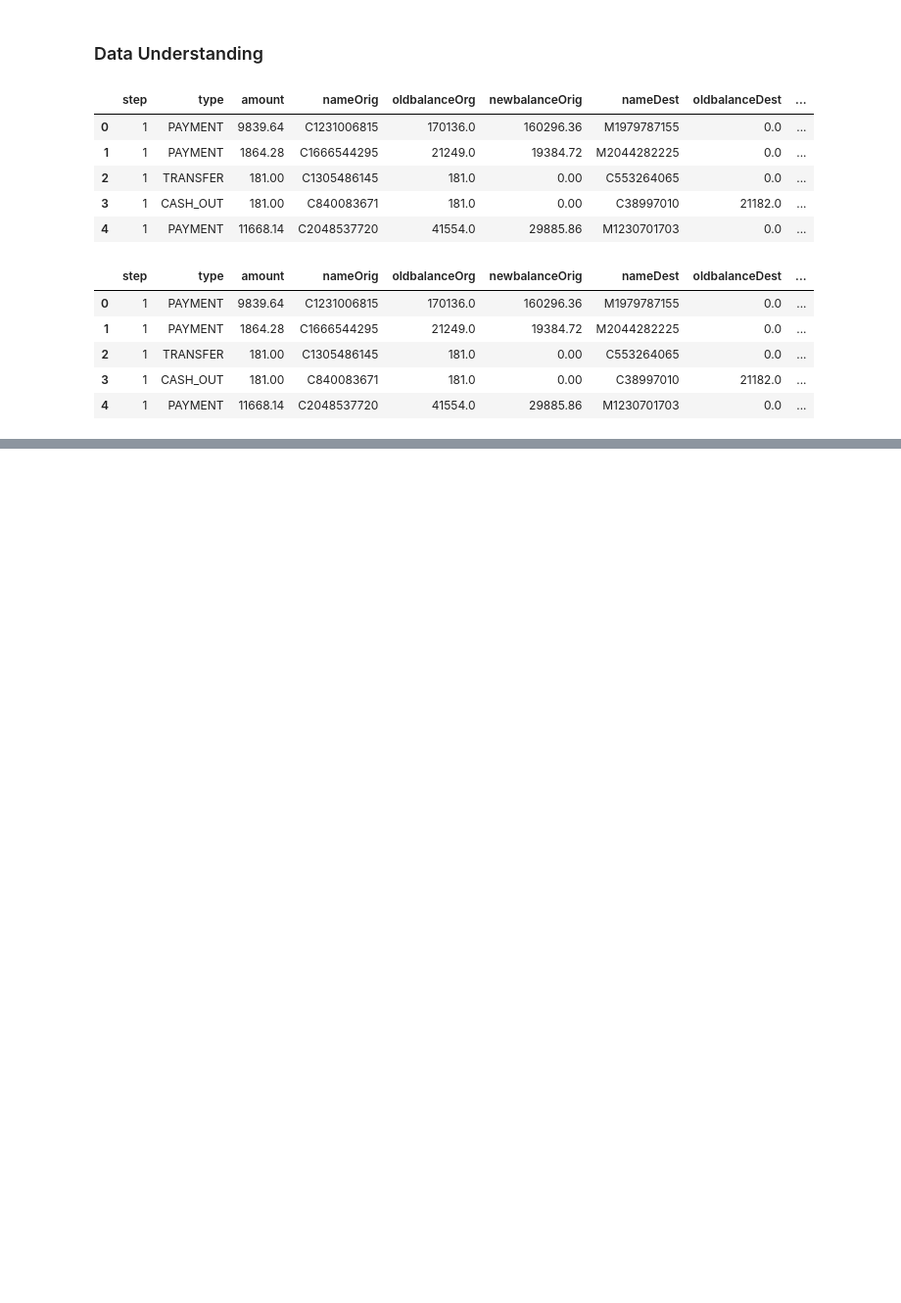
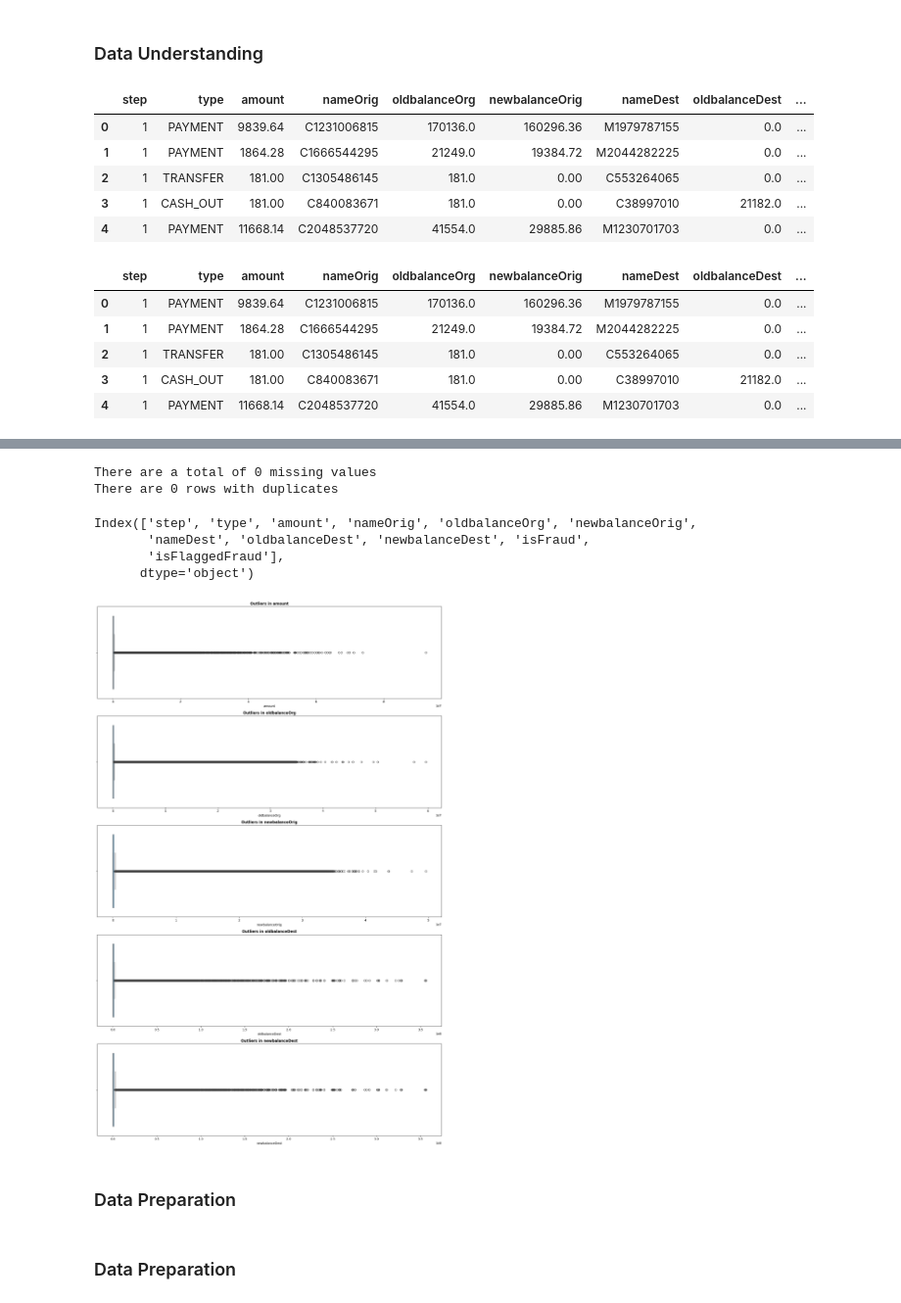
Before and after one commit to danielkimutai/fraud-detection-app, a Jupyter notebook: index.ipynb, the cells around one changed output, grey strips where cells are left out. Shown: that part at 98% size. Saved outputs shown, nothing was run; the diff lists cells and outputs as text; code cells hidden in the pictures; blank space fills up the shorter version.

```diff
--- a/index.ipynb
+++ b/index.ipynb
@@ -35,0 +76,58 @@ df.head()
+# %%
+# a function that checks for duplicates and missing values
+
+# Define the check function
+def check(df):
+    """A function that checks for missing values and duplicates in a DataFrame"""
+
+    # Check for missing values
+    missing = df.isna().sum()
+    print(f"There are a total of {missing.sum()} missing values")
+
+    # Check for duplicates
+    duplicates = df[df.duplicated()]
+    print(f"There are {len(duplicates)} rows with duplicates")
+
+
+# calling our function
+check(df)
+# %% [output]
+There are a total of 0 missing values
+There are 0 rows with duplicates
+# %%
+df.columns
+# %% [output]
+Index(['step', 'type', 'amount', 'nameOrig', 'oldbalanceOrg', 'newbalanceOrig',
+       'nameDest', 'oldbalanceDest', 'newbalanceDest', 'isFraud',
+       'isFlaggedFraud'],
+      dtype='object')
+# %%
+
+
+# Function to check and visualize outliers
+def check_outliers(data, column, ax):
+    sns.boxplot(data=data, x=column, color='tab:blue', fill=True, ax=ax)
+    ax.set_title(f"Outliers in {column}",fontweight="bold")
+
+
+# List of columns to check for outliers
+columns = ["amount", "oldbalanceOrg", "newbalanceOrig", "oldbalanceDest", "newbalanceDest"]
+
+# Create subplots
+fig, axes = plt.subplots(len(columns), 1, figsize=(16, len(columns) * 5))
+
+# Loop through each column and check for outliers in its respective subplot
+for i, column in enumerate(columns):
+    check_outliers(df, column, ax=axes[i])
+
+# Adjust spacing between subplots
+plt.tight_layout()
+
+# Show the plots
+plt.show()
+# %% [output]
+[figure, added]
+# %% [markdown]
+### Data Preparation
+# %% [markdown]
+### Data Preparation
```
Also changed, not shown: parts of 7 cells of this notebook.
